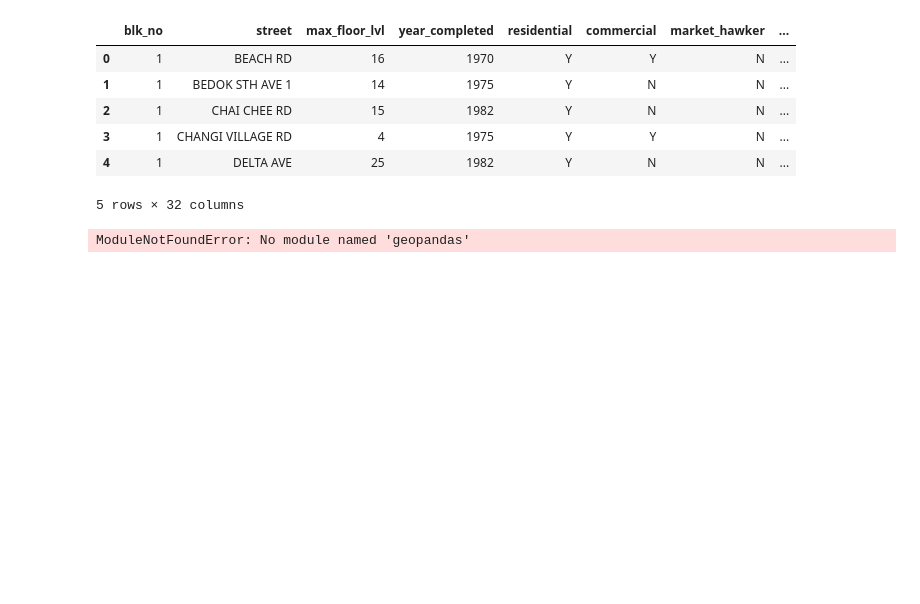
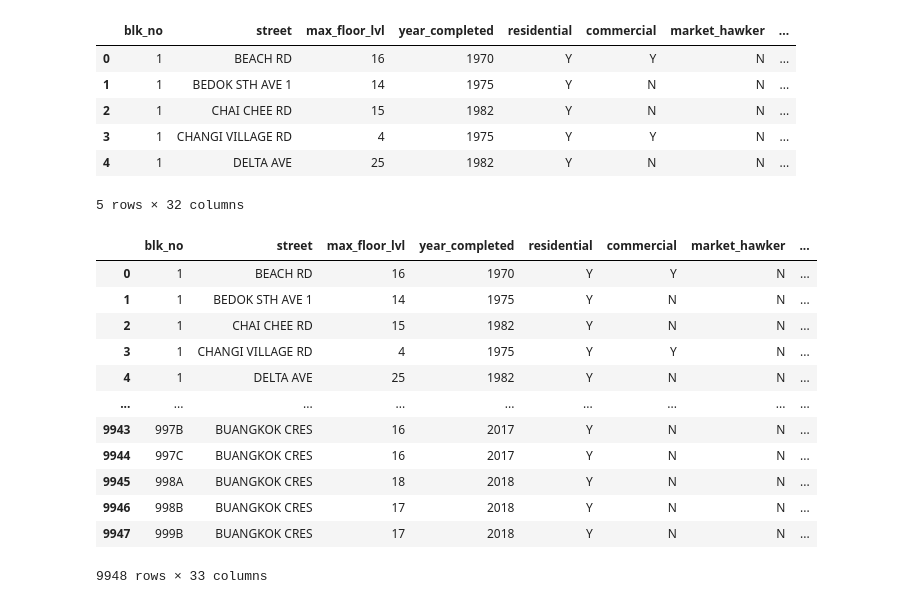
Before and after one commit to ngzhili/HDB-EIP, a Jupyter notebook: visualization.ipynb, the cells around one changed output. Saved outputs shown, nothing was run; the diff lists cells and outputs as text; code cells hidden in the pictures; blank space fills up the shorter version.

```diff
--- a/visualization.ipynb
+++ b/visualization.ipynb
@@ -290,10 +315,23 @@ df.head()
 5 rows × 32 columns
 # %%
 from geopandas import GeoDataFrame
-from shapely.geometry import Points
+from shapely import geometry
 
-geometry = [Point(xy) for xy in zip(df.Lon, df.Lat)]
-df = df.drop(['Lon', 'Lat'], axis=1)
-gdf = GeoDataFrame(df, crs="EPSG:4326", geometry=geometry)
+
+geometry = [geometry.Point(xy) for xy in zip(df.LONGITUDE, df.LATITUDE)]
+gdf = GeoDataFrame(df, crs="EPSG:3857", geometry=geometry)
+gdf
 # %% [output]
+|  | blk_no | street | max_floor_lvl | year_completed | residential | commercial | market_hawker | ... |
+| 0 | 1 | BEACH RD | 16 | 1970 | Y | Y | N | ... |
+| 1 | 1 | BEDOK STH AVE 1 | 14 | 1975 | Y | N | N | ... |
+| 2 | 1 | CHAI CHEE RD | 15 | 1982 | Y | N | N | ... |
+| 3 | 1 | CHANGI VILLAGE RD | 4 | 1975 | Y | Y | N | ... |
+| 4 | 1 | DELTA AVE | 25 | 1982 | Y | N | N | ... |
+| ... | ... | ... | ... | ... | ... | ... | ... | ... |
+| 9943 | 997B | BUANGKOK CRES | 16 | 2017 | Y | N | N | ... |
+| 9944 | 997C | BUANGKOK CRES | 16 | 2017 | Y | N | N | ... |
+| 9945 | 998A | BUANGKOK CRES | 18 | 2018 | Y | N | N | ... |
+| 9946 | 998B | BUANGKOK CRES | 17 | 2018 | Y | N | N | ... |
+| 9947 | 999B | BUANGKOK CRES | 17 | 2018 | Y | N | N | ... |
-ModuleNotFoundError: No module named 'geopandas'
+9948 rows × 33 columns
```
Also changed, not shown: parts of 6 cells of this notebook, 3 other files.
